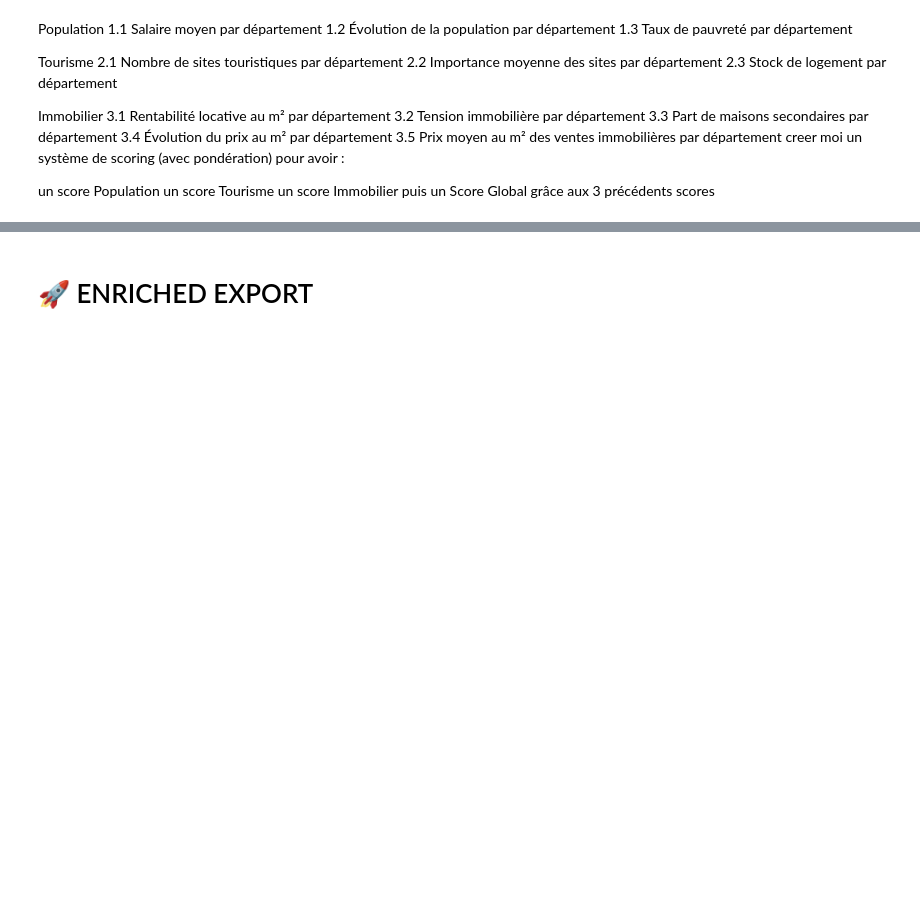
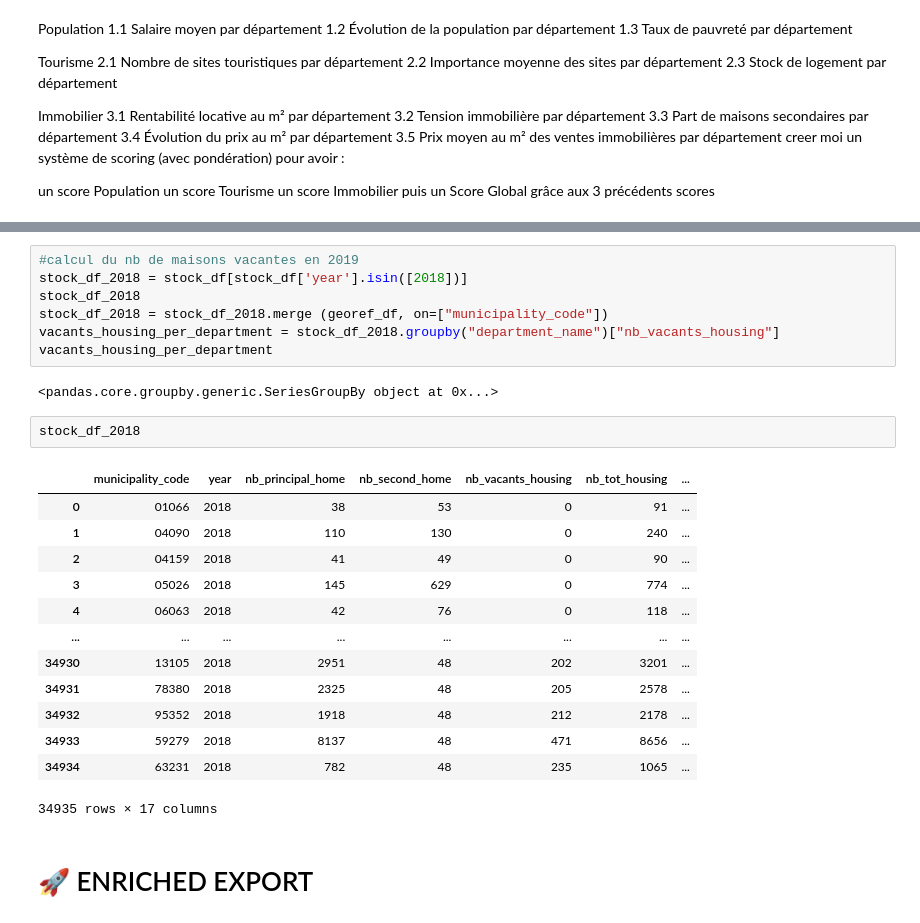
Before and after one commit to MChvtta/prello_scoring_system, a Jupyter notebook: notebooks/ES_Transformation.ipynb, the cells around one changed output, grey strips where cells are left out. Drawn from its saved outputs; the diff is of its cells as text; blank space fills up the shorter version.

```diff
--- a/notebooks/ES_Transformation.ipynb
+++ b/notebooks/ES_Transformation.ipynb
@@ -741,2 +724,27 @@ print("Score Global :\n", global_score.head())
+# %%
+#calcul du nb de maisons vacantes en 2019
+stock_df_2018 = stock_df[stock_df['year'].isin([2018])]
+stock_df_2018
+stock_df_2018 = stock_df_2018.merge (georef_df, on=["municipality_code"])
+vacants_housing_per_department = stock_df_2018.groupby("department_name")["nb_vacants_housing"]
+vacants_housing_per_department
+# %% [output]
+<pandas.core.groupby.generic.SeriesGroupBy object at 0x...>
+# %%
+stock_df_2018
+# %% [output]
+|  | municipality_code | year | nb_principal_home | nb_second_home | nb_vacants_housing | nb_tot_housing | ... |
+| 0 | 01066 | 2018 | 38 | 53 | 0 | 91 | ... |
+| 1 | 04090 | 2018 | 110 | 130 | 0 | 240 | ... |
+| 2 | 04159 | 2018 | 41 | 49 | 0 | 90 | ... |
+| 3 | 05026 | 2018 | 145 | 629 | 0 | 774 | ... |
+| 4 | 06063 | 2018 | 42 | 76 | 0 | 118 | ... |
+| ... | ... | ... | ... | ... | ... | ... | ... |
+| 34930 | 13105 | 2018 | 2951 | 48 | 202 | 3201 | ... |
+| 34931 | 78380 | 2018 | 2325 | 48 | 205 | 2578 | ... |
+| 34932 | 95352 | 2018 | 1918 | 48 | 212 | 2178 | ... |
+| 34933 | 59279 | 2018 | 8137 | 48 | 471 | 8656 | ... |
+| 34934 | 63231 | 2018 | 782 | 48 | 235 | 1065 | ... |
+34935 rows × 17 columns
 # %% [markdown]
 # 🚀 ENRICHED EXPORT
```
Also changed, not shown: parts of 31 cells of this notebook.
